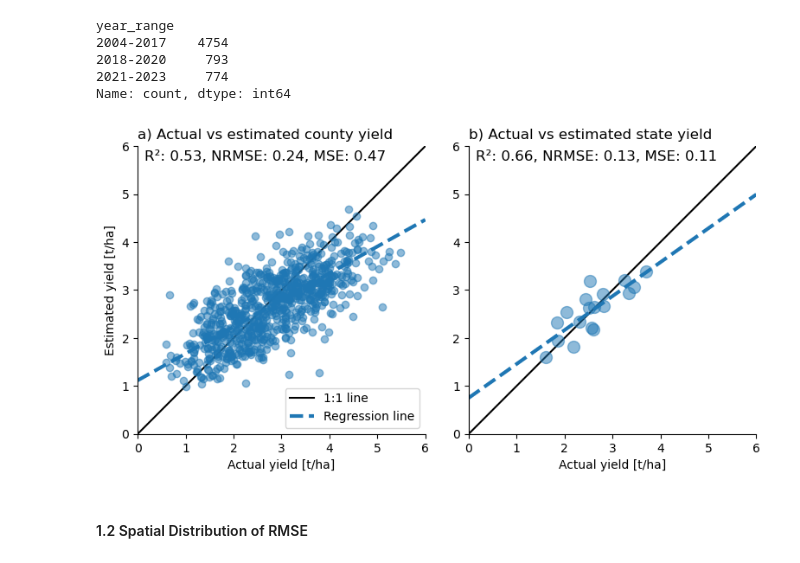
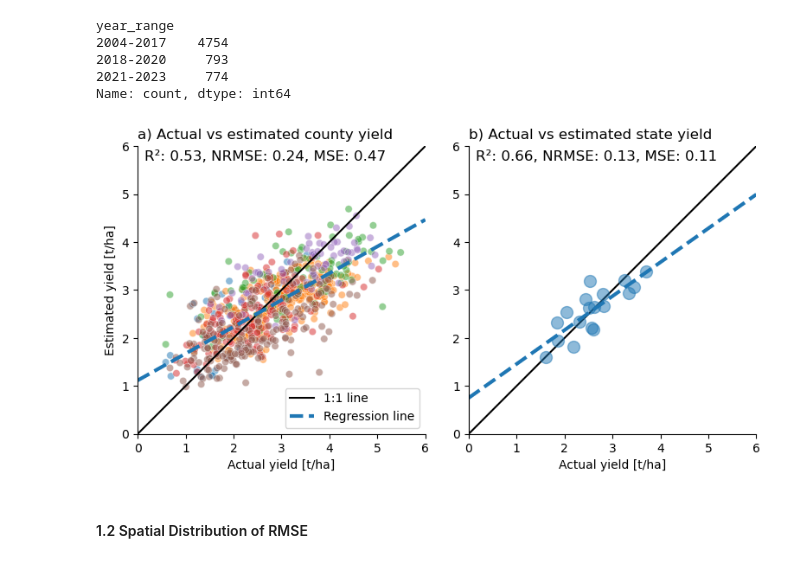
Before and after one commit to ellaampy/seasonal-yield-forecast, a Jupyter notebook: analyse_performance.ipynb, the cells around one changed output. Saved outputs shown, nothing was run; the diff lists cells and outputs as text; code cells hidden in the pictures.

```diff
--- a/analyse_performance.ipynb
+++ b/analyse_performance.ipynb
@@ -111,7 +111,7 @@ fig, ax = plt.subplots(1, 2, figsize=(8, 4))
 # Plot for county-level data on ax[0]
 ax[0].plot([0, 6], [0, 6], "black", label="1:1 line")
 ax[0].set_aspect('equal', adjustable='box')
-ax[0].plot(xy["yield"], xy["y_pred"], "o", alpha=0.5)
+sns.scatterplot(x=xy["yield"], y=xy["y_pred"], hue=xy["STATEFP"], ax=ax[0], alpha=0.5, legend=False)
 slope, bias = np.polyfit(xy["yield"], xy["y_pred"], 1)
 ax[0].plot([0, 6], [bias, slope * 6 + bias], color='C0', linewidth=3, linestyle="--", label="Regression line")
 ax[0].legend(loc="lower right")
@@ -132,34 +132,34 @@ mse = round(np.mean((xy["yield"] - xy["y_pred"])**2), 2)
 # Add text with metrics to the plot
 ax[0].text(0.15, 5.7, f"R²: {r2}, NRMSE: {nrmse}, MSE: {mse}", fontsize=12)
 
 # Plot for state-level data on ax[1]
 ax[1].plot([0, 6], [0, 6], "black")
 ax[1].set_aspect('equal', adjustable='box')
 ax[1].plot(state_year_level["weighted_yield"], state_year_level["weighted_y_pred"], "o", alpha=0.5, markersize=10)
 slope, bias = np.polyfit(state_year_level["weighted_yield"], state_year_level["weighted_y_pred"], 1)
 ax[1].plot([0, 6], [bias, slope * 6 + bias], color='C0', linewidth=3, linestyle="--")
 
 ax[1].set_xlim(0, 6)
 ax[1].set_ylim(0, 6)
 
 ax[1].spines['top'].set_visible(False)
 ax[1].spines['right'].set_visible(False)
 ax[1].set_title("b) Actual vs estimated state yield", loc="left")
 ax[1].set_xlabel("Actual yield [t/ha]")
 #ax[1].set_ylabel("Estimated yield [t/ha]")
 
 # Compute the metrics for state-level data
 r2_state = round(r2_score(state_year_level["weighted_yield"], state_year_level["weighted_y_pred"]), 2)
 nrmse_state = round(root_mean_squared_error(state_year_level["weighted_yield"], state_year_level["weighted_y_pred"]) / state_year_level["weighted_yield"].mean(), 2)
 mse_state = round(np.mean((state_year_level["weighted_yield"] - state_year_level["weighted_y_pred"])**2), 2)
 
 # Add text with metrics to the plot
 ax[1].text(0.15, 5.7, f"R²: {r2_state}, NRMSE: {nrmse_state}, MSE: {mse_state}", fontsize=12)
 
 plt.tight_layout()
 plt.show()
 # %% [output]
-[figure, old version]
+[figure, new version]
 # %% [markdown]
 #### 1.2 Spatial Distribution of RMSE
 # %%
```
Also changed, not shown: parts of 9 cells of this notebook.
